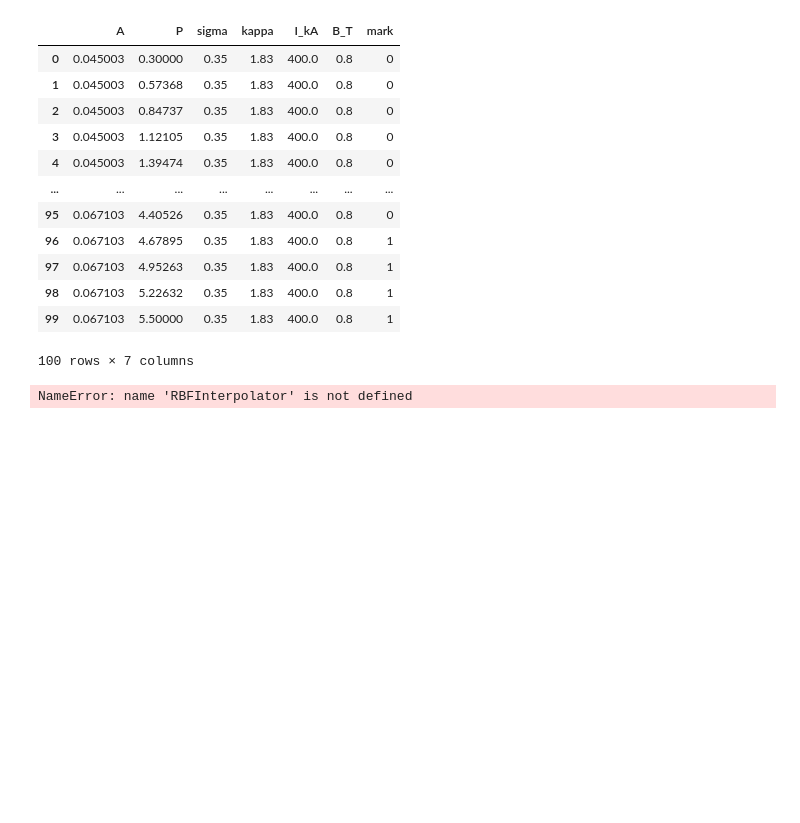
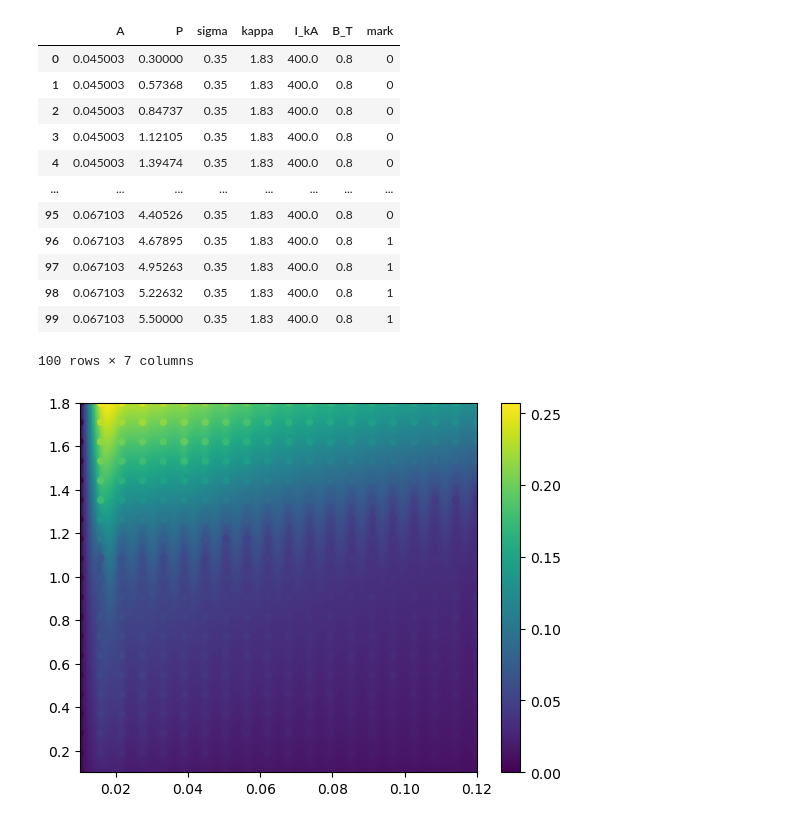
Before and after one commit to feodorrussia/PB_modeling, a Jupyter notebook: Modeling Piling-Ballon Mode/Data-processing.ipynb, the cells around one changed output. Cells and saved outputs as stored; diff of their text form; code cells hidden in the pictures; blank space fills up the shorter version.

Commit message:
Update Data-processing.ipynb
Add 2d interpolation

```diff
--- a/Modeling Piling-Ballon Mode/Data-processing.ipynb
+++ b/Modeling Piling-Ballon Mode/Data-processing.ipynb
@@ -45,9 +45,9 @@ def get_data_fromNPZ(filename):
                                                                                          'kappa': elongation,
                                                                                          'I': I,
                                                                                          'B': B})
-    # , data["A"], data["P"], data["growth"], data["unstable_mode"]
+    # , data["unstable_mode"]
 
-    return triangularity, elongation, I, B, df_
+    return triangularity, elongation, I, B, data["delta_arr"], data["p_multy_arr"], data["growth"], df_
 
 def get_data_fromDAT(index=""):
     index_A = pd.read_table(f"data/A{index}.dat", sep=' ', header=None).to_numpy()[:, 0]
@@ -76,7 +76,7 @@ def get_data_fromDAT(index=""):
                                                                                          'B': B})
     # , index_A.to_numpy(), header_P.to_numpy(), growth.to_numpy(), mode.to_numpy()
 
-    return triangularity, elongation, I, B, df_
+    return triangularity, elongation, I, B, index_A.to_numpy(), header_P.to_numpy(), growth.to_numpy(), df_
 
 def get_isoline(np_growth, df_data, growth_edge):
     zero_mask = abs(np_growth - growth_edge) < np_growth.std() / 4
@@ -154,7 +154,7 @@ def plot_diagram(A_data, P_data, growth_data, mode_data, df, meta):
 # %%
 filename = "output-data_triangularity=1.8e-1.npz"
 
-sigma, kappa, I, B, df = get_data_fromNPZ(filename)  # get_data_fromDAT()  #
+sigma, kappa, I, B, x, y, growth, df = get_data_fromNPZ(filename)  # get_data_fromDAT()  #
 
 print(sigma, kappa, I, B)
 # %% [output]
@@ -217,12 +217,24 @@ df_train.head(100)
 # %%
 index = "3"
 df_train.to_csv(f"data/train/train_{index}.csv", index=False)
-# %%
-from scipy.interpolate import RBFInterpolator
-
-xgrid = np.mgrid[-1:1:50j, -1:1:50j]
-xflat = xgrid.reshape(2, -1).T
-yflat = RBFInterpolator(xobs, yobs)(xflat)
-ygrid = yflat.reshape(50, 50)
-# %% [output]
-NameError: name 'RBFInterpolator' is not defined
+# %%
+from scipy.interpolate import RBFInterpolator
+from scipy.stats.qmc import Halton
+
+x_, y_ = np.meshgrid(x, y)
+xobs = np.stack([x_.flat, y_.flat], axis=1)
+yobs = growth.reshape(-1)
+
+n_new = 100j
+xgrid = np.mgrid[x_.min():x_.max():n_new, y_.min():y_.max():n_new]
+xflat = xgrid.reshape(2, -1).T
+yflat = RBFInterpolator(xobs, yobs)(xflat)
+ygrid = yflat.reshape(int(n_new.imag), int(n_new.imag))
+
+fig, ax = plt.subplots()
+ax.pcolormesh(*xgrid, ygrid.T, shading='gouraud')
+p = ax.scatter(*xobs.T, c=growth.T.reshape(-1), s=20)
+fig.colorbar(p)
+plt.show()
+# %% [output]
+[figure, added]
```
Also changed, not shown: parts of 1 cell of this notebook.
